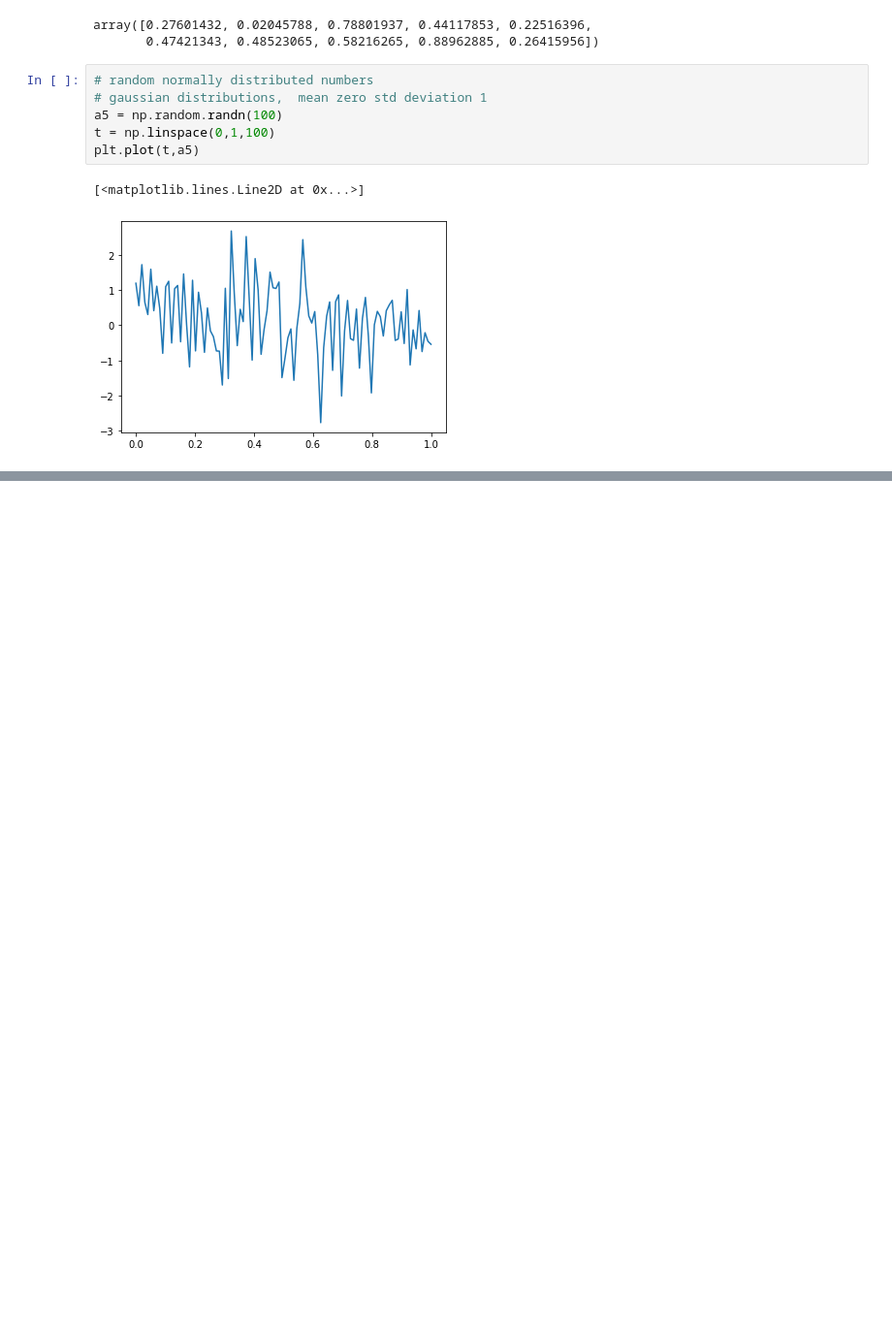
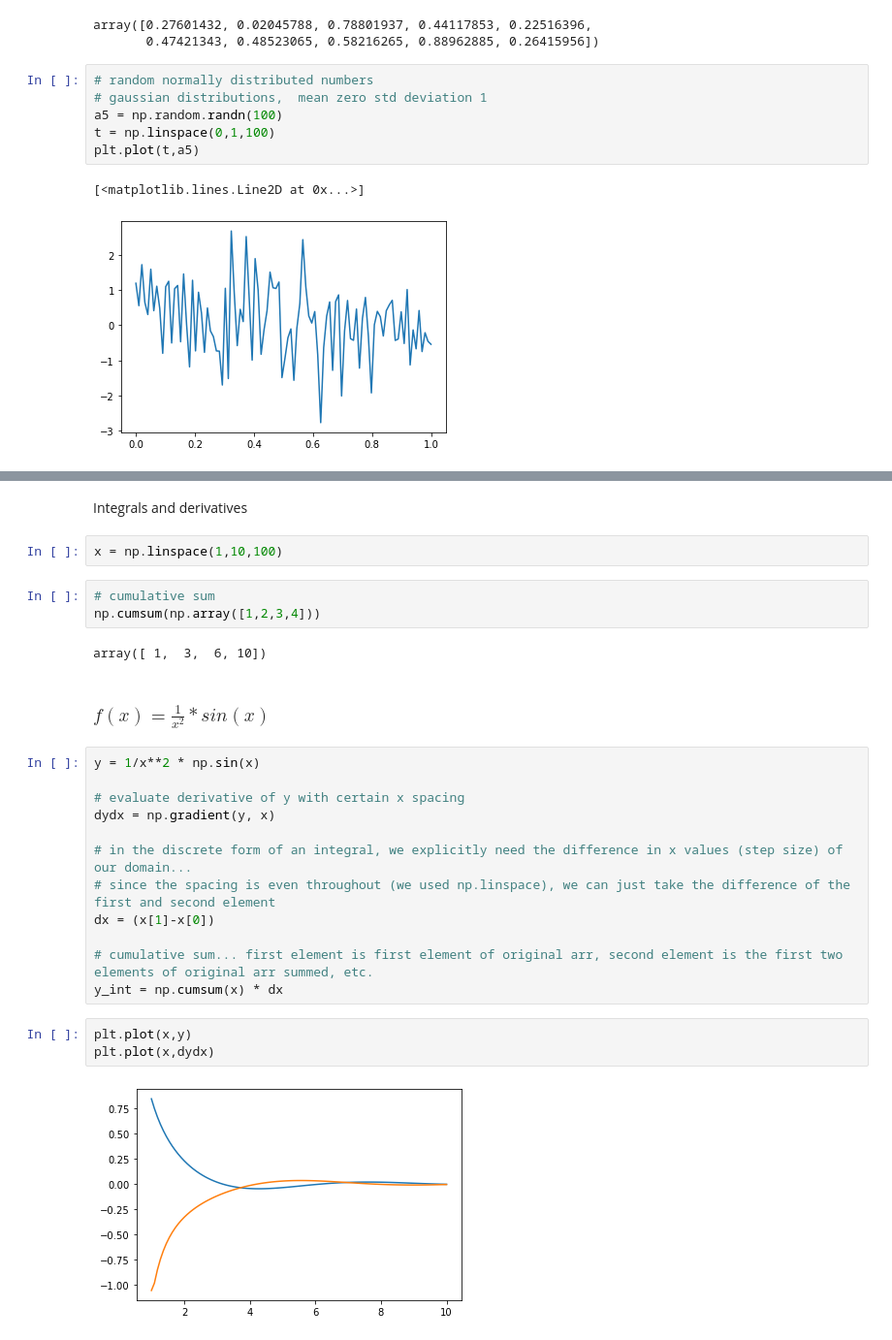
Before and after one commit to eriksherman/notes, a Jupyter notebook: numpy.ipynb, the cells around one changed output, grey strips where cells are left out. Shown: that part at 97% size. Drawn from its saved outputs; the diff is of its cells as text; blank space fills up the shorter version.

```diff
--- a/numpy.ipynb
+++ b/numpy.ipynb
@@ -38,0 +230,28 @@ plt.plot(t,a5)
+# %% [markdown]
+Integrals and derivatives
+# %%
+x = np.linspace(1,10,100)
+# %%
+# cumulative sum
+np.cumsum(np.array([1,2,3,4]))
+# %% [output]
+array([ 1,  3,  6, 10])
+# %% [markdown]
+### $f(x) = \frac{1}{x^2} * sin(x)$
+# %%
+y = 1/x**2 * np.sin(x)
+
+# evaluate derivative of y with certain x spacing
+dydx = np.gradient(y, x)
+
+# in the discrete form of an integral, we explicitly need the difference in x values (step size) of our domain...
+# since the spacing is even throughout (we used np.linspace), we can just take the difference of the first and second element
+dx = (x[1]-x[0])
+
+# cumulative sum... first element is first element of original arr, second element is the first two elements of original arr summed, etc.
+y_int = np.cumsum(x) * dx
+# %%
+plt.plot(x,y)
+plt.plot(x,dydx)
+# %% [output]
+[figure, added]
```
Also changed, not shown: parts of 106 cells of this notebook, 1 other file.
